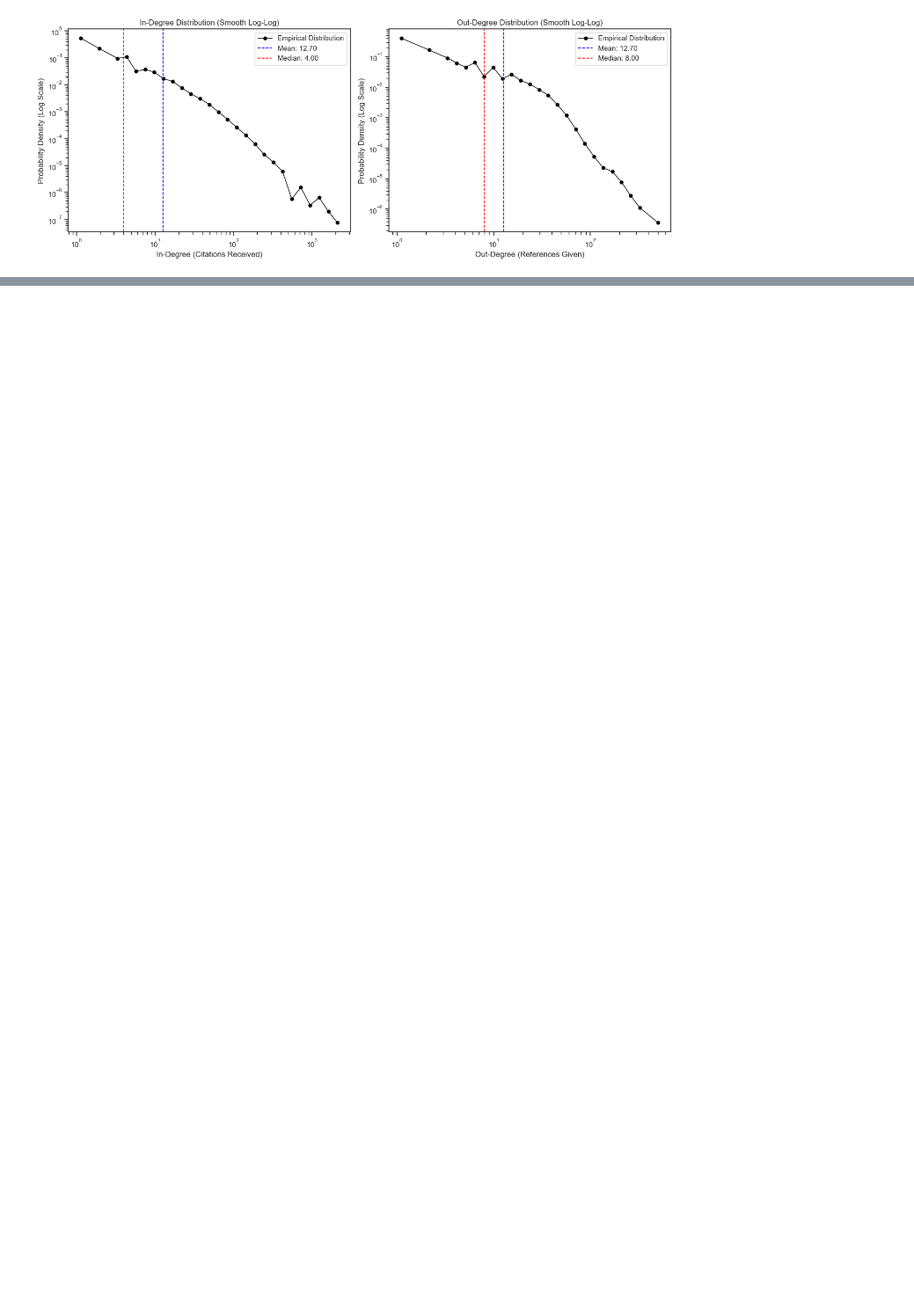
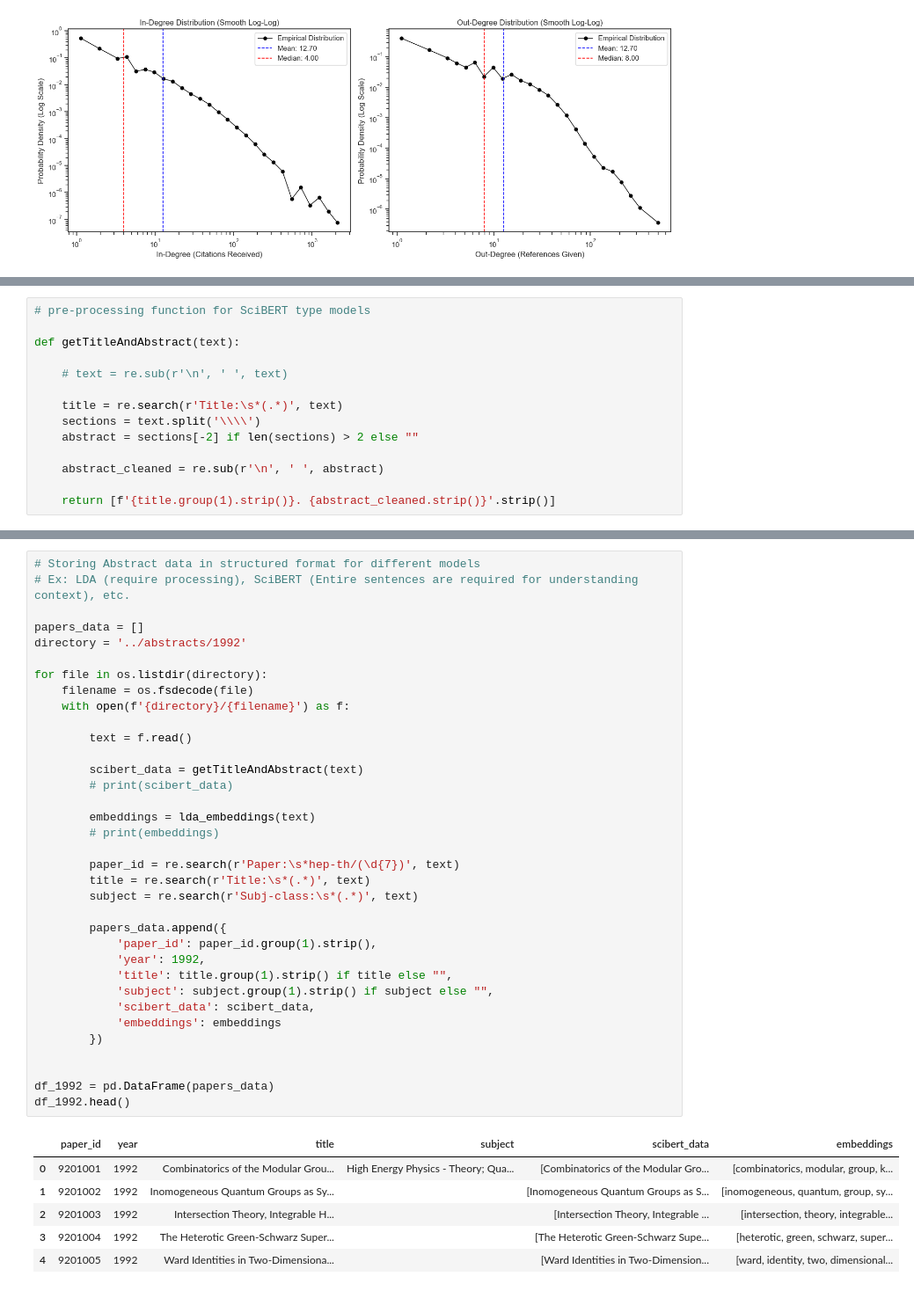
Before and after one commit to Laz1e/Analysis-of-cit-HepTh-graph-data, a Jupyter notebook: scripts/Capstone-Project.ipynb, the cells around one changed output, grey strips where cells are left out. Shown at 88% size. Saved outputs shown, nothing was run; the diff lists cells and outputs as text; blank space fills up the shorter version.

```diff
--- a/scripts/Capstone-Project.ipynb
+++ b/scripts/Capstone-Project.ipynb
@@ -276,0 +500,14 @@ except sqlite3.OperationalError as e:
+# %%
+# pre-processing function for SciBERT type models
+
+def getTitleAndAbstract(text):
+
+    # text = re.sub(r'\n', ' ', text)
+
+    title = re.search(r'Title:\s*(.*)', text)
+    sections = text.split('\\\\')
+    abstract = sections[-2] if len(sections) > 2 else ""
+
+    abstract_cleaned = re.sub(r'\n', ' ', abstract)
+
+    return [f'{title.group(1).strip()}. {abstract_cleaned.strip()}'.strip()]
@@ -276,0 +560,42 @@ except sqlite3.OperationalError as e:
+# %%
+# Storing Abstract data in structured format for different models
+# Ex: LDA (require processing), SciBERT (Entire sentences are required for understanding context), etc.
+
+papers_data = []
+directory = '../abstracts/1992'
+
+for file in os.listdir(directory):
+    filename = os.fsdecode(file)
+    with open(f'{directory}/{filename}') as f:
+
+        text = f.read()
+
+        scibert_data = getTitleAndAbstract(text)
+        # print(scibert_data)
+
+        embeddings = lda_embeddings(text)
+        # print(embeddings)
+
+        paper_id = re.search(r'Paper:\s*hep-th/(\d{7})', text)
+        title = re.search(r'Title:\s*(.*)', text)
+        subject = re.search(r'Subj-class:\s*(.*)', text)
+
+        papers_data.append({
+            'paper_id': paper_id.group(1).strip(),
+            'year': 1992,
+            'title': title.group(1).strip() if title else "",
+            'subject': subject.group(1).strip() if subject else "",
+            'scibert_data': scibert_data,
+            'embeddings': embeddings
+        })
+
+
+df_1992 = pd.DataFrame(papers_data)
+df_1992.head()
+# %% [output]
+|  | paper_id | year | title | subject | scibert_data | embeddings |
+| 0 | 9201001 | 1992 | Combinatorics of the Modular Grou... | High Energy Physics - Theory; Qua... | [Combinatorics of the Modular Gro... | [combinatorics, modular, group, k... |
+| 1 | 9201002 | 1992 | Inomogeneous Quantum Groups as Sy... |  | [Inomogeneous Quantum Groups as S... | [inomogeneous, quantum, group, sy... |
+| 2 | 9201003 | 1992 | Intersection Theory, Integrable H... |  | [Intersection Theory, Integrable ... | [intersection, theory, integrable... |
+| 3 | 9201004 | 1992 | The Heterotic Green-Schwarz Super... |  | [The Heterotic Green-Schwarz Supe... | [heterotic, green, schwarz, super... |
+| 4 | 9201005 | 1992 | Ward Identities in Two-Dimensiona... |  | [Ward Identities in Two-Dimension... | [ward, identity, two, dimensional... |
```
Also changed, not shown: parts of 35 cells of this notebook, 1 other file.
